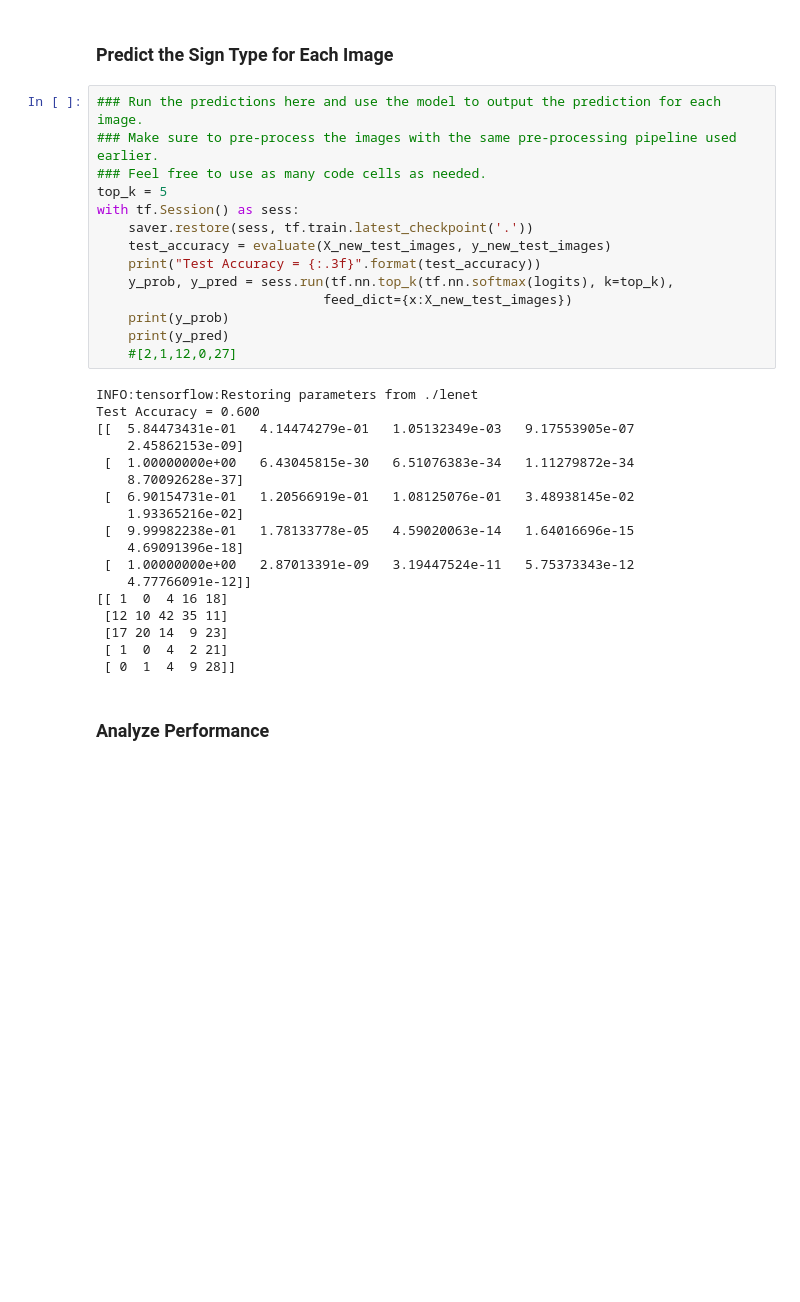
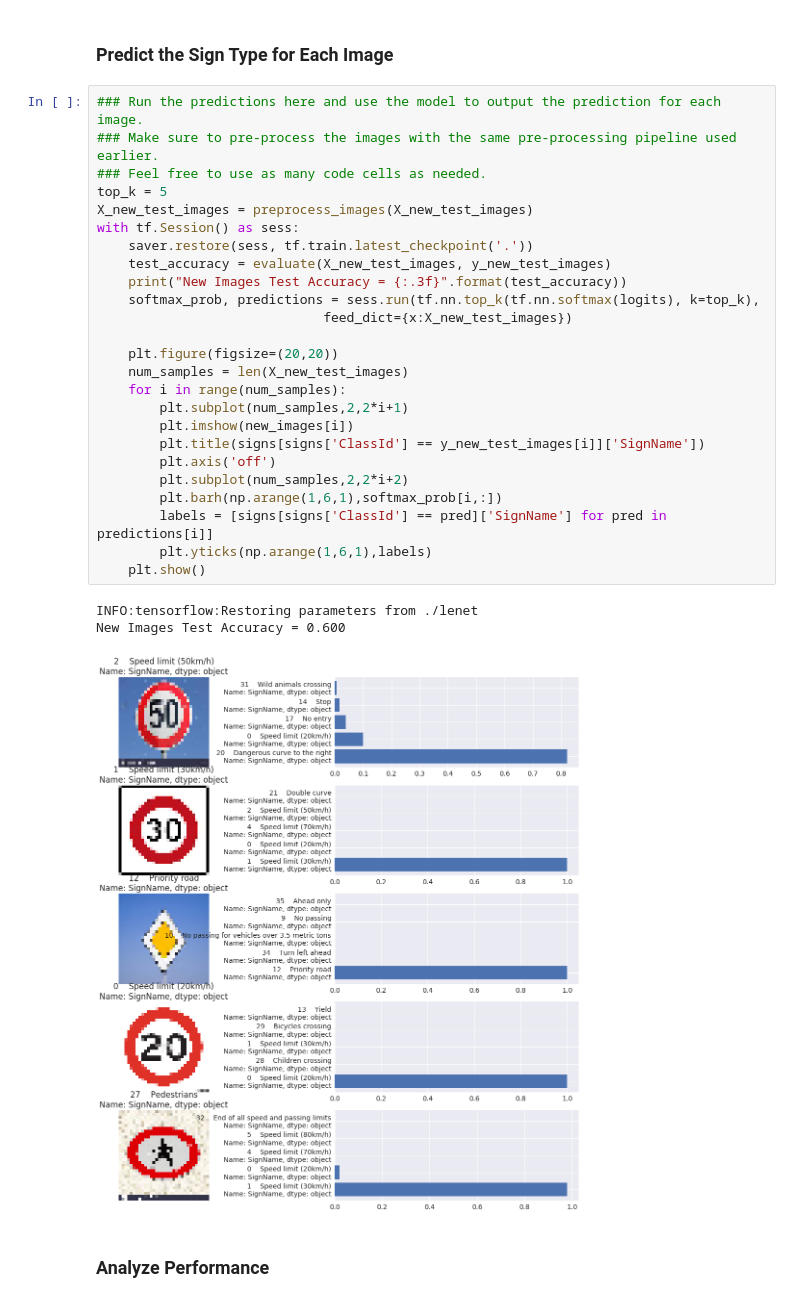
Before and after one commit to vasumaniram/SDCND-P3, a Jupyter notebook: Traffic_Sign_Classifier.ipynb, the cells around one changed output. Saved outputs shown, nothing was run; the diff lists cells and outputs as text; blank space fills up the shorter version.

```diff
--- a/Traffic_Sign_Classifier.ipynb
+++ b/Traffic_Sign_Classifier.ipynb
@@ -440,35 +438,32 @@ X_new_test_images,y_new_test_images = preprocess_images(X_new_test_images,y_new_
 # %%
 ### Run the predictions here and use the model to output the prediction for each image.
 ### Make sure to pre-process the images with the same pre-processing pipeline used earlier.
 ### Feel free to use as many code cells as needed.
 top_k = 5
+X_new_test_images = preprocess_images(X_new_test_images)
 with tf.Session() as sess:
     saver.restore(sess, tf.train.latest_checkpoint('.'))
     test_accuracy = evaluate(X_new_test_images, y_new_test_images)
-    print("Test Accuracy = {:.3f}".format(test_accuracy))
-    y_prob, y_pred = sess.run(tf.nn.top_k(tf.nn.softmax(logits), k=top_k),
+    print("New Images Test Accuracy = {:.3f}".format(test_accuracy))
+    softmax_prob, predictions = sess.run(tf.nn.top_k(tf.nn.softmax(logits), k=top_k),
                              feed_dict={x:X_new_test_images})
-    print(y_prob)
-    print(y_pred)
-    #[2,1,12,0,27]
+
+    plt.figure(figsize=(20,20))
+    num_samples = len(X_new_test_images)
+    for i in range(num_samples):
+        plt.subplot(num_samples,2,2*i+1)
+        plt.imshow(new_images[i])
+        plt.title(signs[signs['ClassId'] == y_new_test_images[i]]['SignName'])
+        plt.axis('off')
+        plt.subplot(num_samples,2,2*i+2)
+        plt.barh(np.arange(1,6,1),softmax_prob[i,:])
+        labels = [signs[signs['ClassId'] == pred]['SignName'] for pred in predictions[i]]
+        plt.yticks(np.arange(1,6,1),labels)
+    plt.show()
 # %% [output]
 INFO:tensorflow:Restoring parameters from ./lenet
-Test Accuracy = 0.600
-[[  5.84473431e-01   4.14474279e-01   1.05132349e-03   9.17553905e-07
-    2.45862153e-09]
- [  1.00000000e+00   6.43045815e-30   6.51076383e-34   1.11279872e-34
-    8.70092628e-37]
- [  6.90154731e-01   1.20566919e-01   1.08125076e-01   3.48938145e-02
-    1.93365216e-02]
- [  9.99982238e-01   1.78133778e-05   4.59020063e-14   1.64016696e-15
-    4.69091396e-18]
- [  1.00000000e+00   2.87013391e-09   3.19447524e-11   5.75373343e-12
-    4.77766091e-12]]
-[[ 1  0  4 16 18]
- [12 10 42 35 11]
- [17 20 14  9 23]
- [ 1  0  4  2 21]
- [ 0  1  4  9 28]]
+New Images Test Accuracy = 0.600
+[figure, added]
 # %% [markdown]
 ### Analyze Performance
 # %%
```
Also changed, not shown: parts of 4 cells of this notebook, 5 other files.
